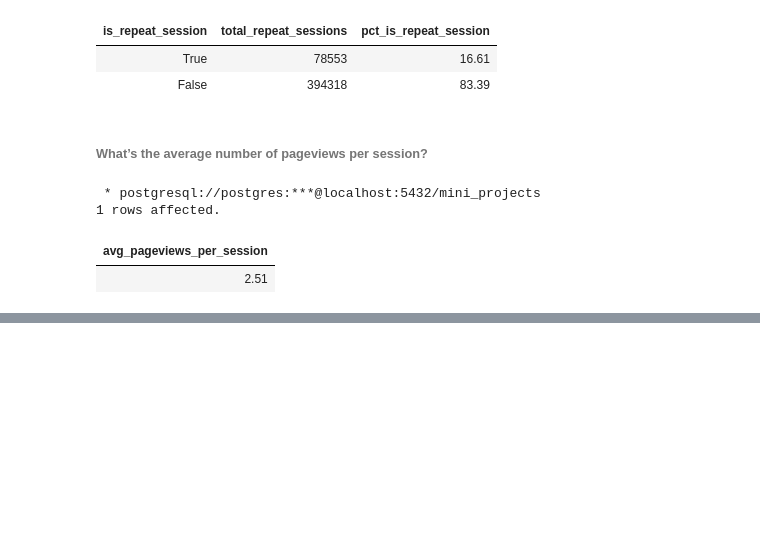
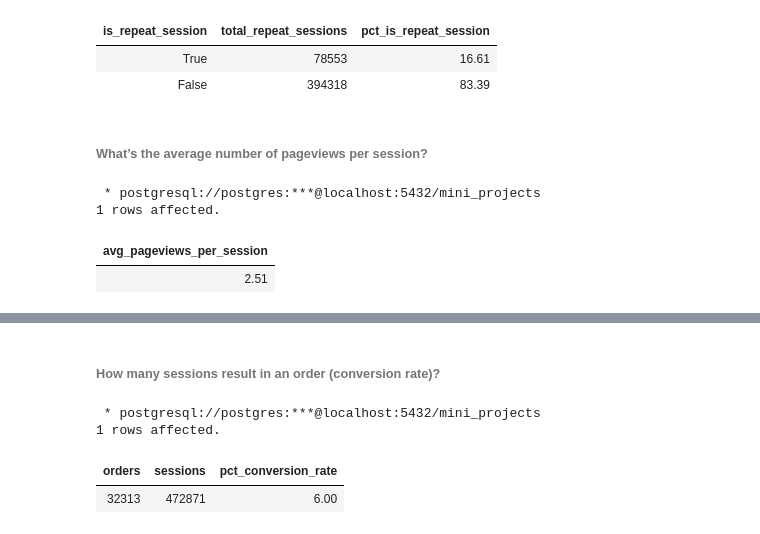
Before and after one commit to Ronald116/Data-Analysis-Projects, a Jupyter notebook: SQL/Maven_Toy_Factory/analysis.ipynb, the cells around one changed output, grey strips where cells are left out. Drawn from its saved outputs; the diff is of its cells as text; code cells hidden in the pictures; blank space fills up the shorter version.

```diff
--- a/SQL/Maven_Toy_Factory/analysis.ipynb
+++ b/SQL/Maven_Toy_Factory/analysis.ipynb
@@ -409,0 +444,22 @@ ON ws.website_session_id = wp.website_session_id;
+# %% [markdown]
+###### How many sessions result in an order (conversion rate)?
+# %%
+%%sql
+
+SELECT
+    COUNT(DISTINCT o.website_session_id) AS orders,
+    COUNT(DISTINCT ws.website_session_id) AS sessions,
+    ROUND(
+        100 * COUNT(DISTINCT o.website_session_id) / COUNT(DISTINCT ws.website_session_id), 2
+    ) AS pct_conversion_rate
+FROM
+    website_sessions ws
+LEFT JOIN
+    orders o
+ON
+    ws.website_session_id = o.website_session_id;
+# %% [output]
+ * postgresql://postgres:***@localhost:5432/mini_projects
+1 rows affected.
+| orders | sessions | pct_conversion_rate |
+| 32313 | 472871 | 6.00 |
```
Also changed, not shown: parts of 2 cells of this notebook.
